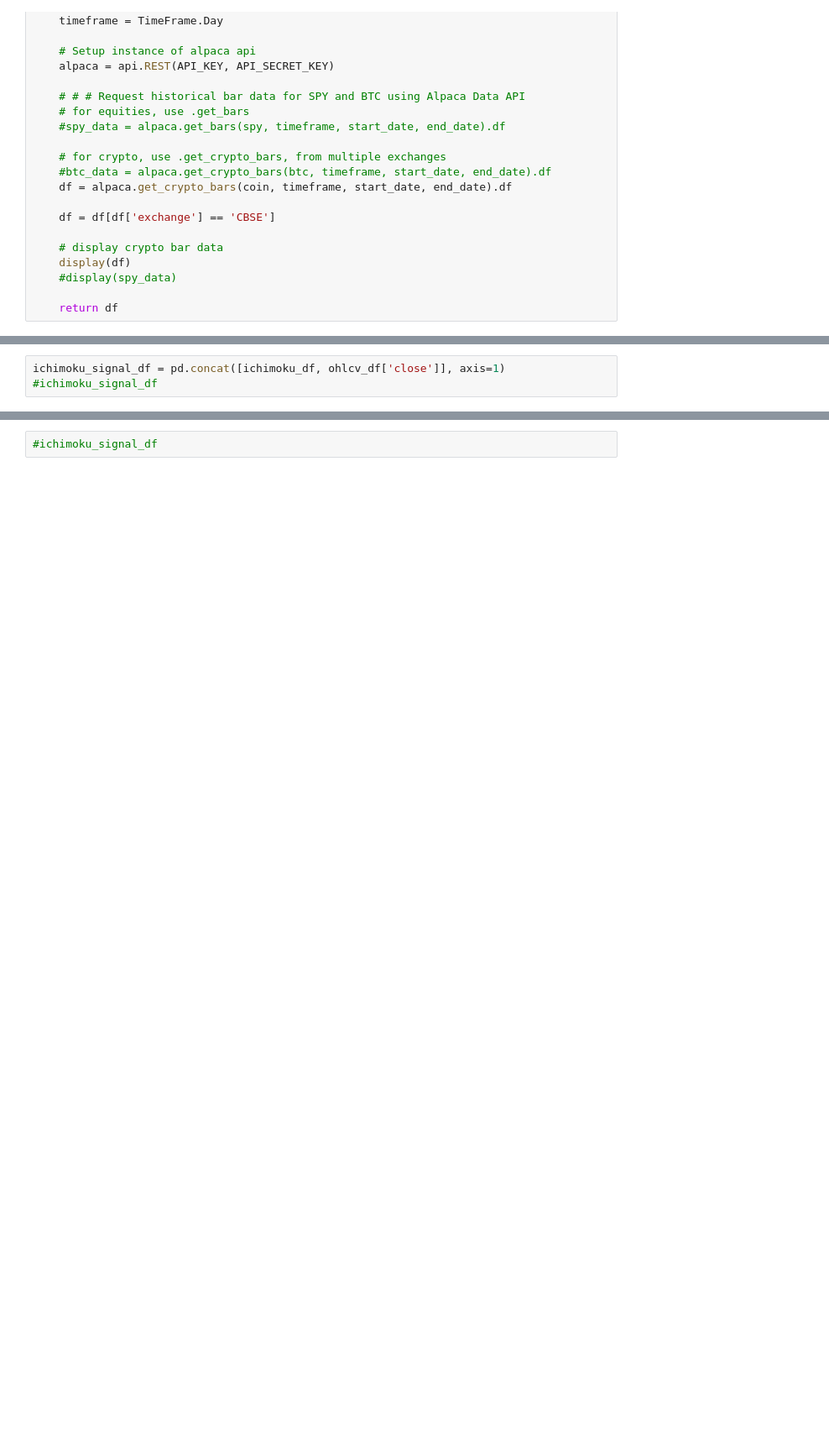
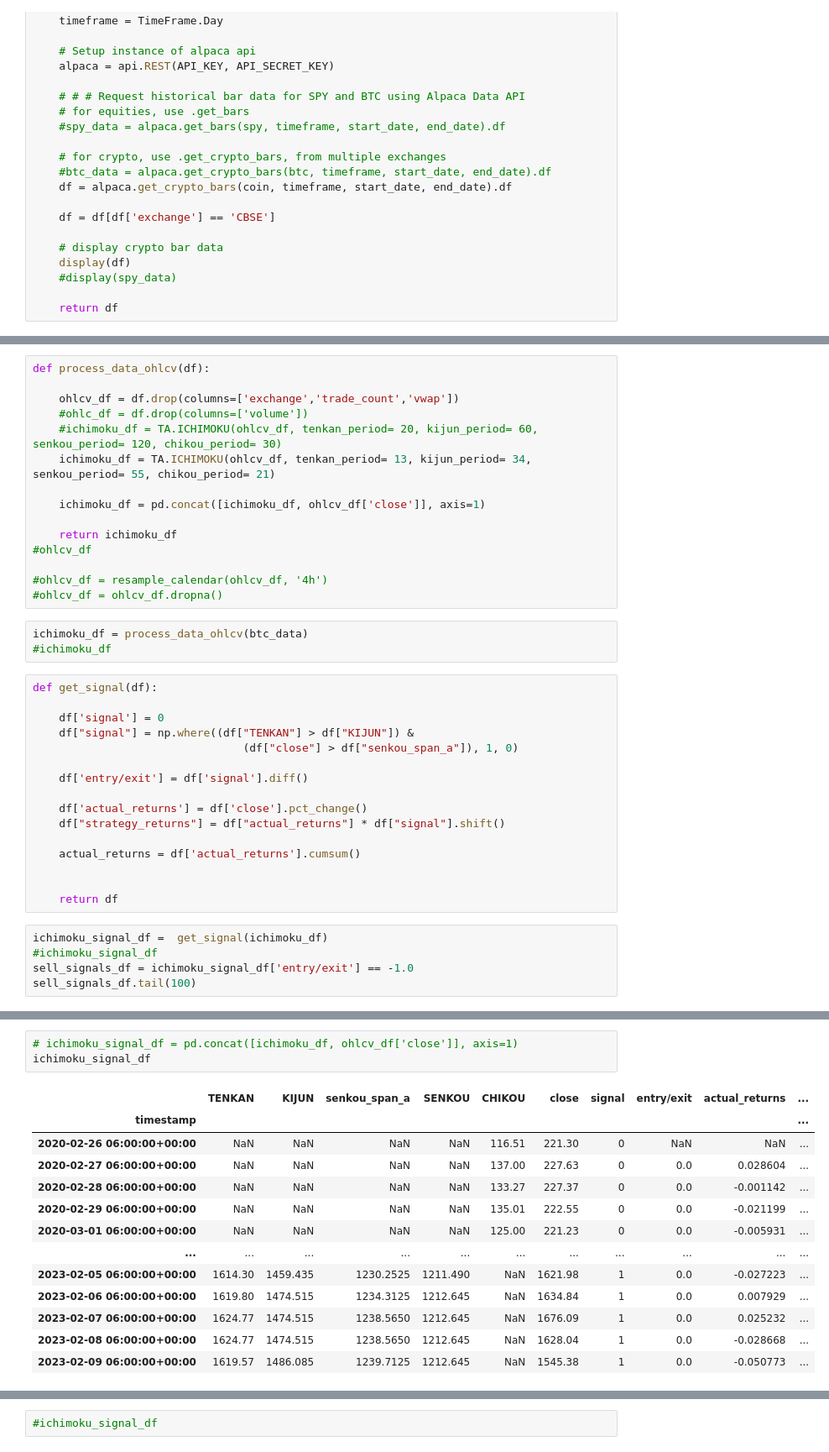
Before and after one commit to marcleipold/Project-2---Algo-Trading-ML-Bot, a Jupyter notebook: jerami/jerami.ipynb, the cells around one changed output, grey strips where cells are left out. Shown at 84% size. Drawn from its saved outputs; the diff is of its cells as text; blank space fills up the shorter version.

Commit message:
added buy sell functions

```diff
--- a/jerami/jerami.ipynb
+++ b/jerami/jerami.ipynb
@@ -166,0 +161,39 @@ def process_data_ohlcv(btc_data)
+# %%
+def process_data_ohlcv(df):
+
+    ohlcv_df = df.drop(columns=['exchange','trade_count','vwap'])
+    #ohlc_df = df.drop(columns=['volume'])
+    #ichimoku_df = TA.ICHIMOKU(ohlcv_df, tenkan_period= 20, kijun_period= 60, senkou_period= 120, chikou_period= 30)
+    ichimoku_df = TA.ICHIMOKU(ohlcv_df, tenkan_period= 13, kijun_period= 34, senkou_period= 55, chikou_period= 21)
+
+    ichimoku_df = pd.concat([ichimoku_df, ohlcv_df['close']], axis=1)
+
+    return ichimoku_df
+#ohlcv_df
+
+#ohlcv_df = resample_calendar(ohlcv_df, '4h')
+#ohlcv_df = ohlcv_df.dropna()
+# %%
+ichimoku_df = process_data_ohlcv(btc_data)
+#ichimoku_df
+# %%
+def get_signal(df):
+
+    df['signal'] = 0
+    df["signal"] = np.where((df["TENKAN"] > df["KIJUN"]) &
+                                (df["close"] > df["senkou_span_a"]), 1, 0)
+
+    df['entry/exit'] = df['signal'].diff()
+
+    df['actual_returns'] = df['close'].pct_change()
+    df["strategy_returns"] = df["actual_returns"] * df["signal"].shift()
+
+    actual_returns = df['actual_returns'].cumsum()
+
+
+    return df
+# %%
+ichimoku_signal_df =  get_signal(ichimoku_df)
+#ichimoku_signal_df
+sell_signals_df = ichimoku_signal_df['entry/exit'] == -1.0
+sell_signals_df.tail(100)
@@ -173,3 +263,17 @@ ichimoku_df = TA.ICHIMOKU(ohlcv_df, tenkan_period= 20, kijun_period= 60, senkou_
 # %%
-ichimoku_signal_df = pd.concat([ichimoku_df, ohlcv_df['close']], axis=1)
-#ichimoku_signal_df
+# ichimoku_signal_df = pd.concat([ichimoku_df, ohlcv_df['close']], axis=1)
+ichimoku_signal_df
+# %% [output]
+|  | TENKAN | KIJUN | senkou_span_a | SENKOU | CHIKOU | close | signal | entry/exit | actual_returns | ... |
+| timestamp |  |  |  |  |  |  |  |  |  | ... |
+| 2020-02-26 06:00:00+00:00 | NaN | NaN | NaN | NaN | 116.51 | 221.30 | 0 | NaN | NaN | ... |
+| 2020-02-27 06:00:00+00:00 | NaN | NaN | NaN | NaN | 137.00 | 227.63 | 0 | 0.0 | 0.028604 | ... |
+| 2020-02-28 06:00:00+00:00 | NaN | NaN | NaN | NaN | 133.27 | 227.37 | 0 | 0.0 | -0.001142 | ... |
+| 2020-02-29 06:00:00+00:00 | NaN | NaN | NaN | NaN | 135.01 | 222.55 | 0 | 0.0 | -0.021199 | ... |
+| 2020-03-01 06:00:00+00:00 | NaN | NaN | NaN | NaN | 125.00 | 221.23 | 0 | 0.0 | -0.005931 | ... |
+| ... | ... | ... | ... | ... | ... | ... | ... | ... | ... | ... |
+| 2023-02-05 06:00:00+00:00 | 1614.30 | 1459.435 | 1230.2525 | 1211.490 | NaN | 1621.98 | 1 | 0.0 | -0.027223 | ... |
+| 2023-02-06 06:00:00+00:00 | 1619.80 | 1474.515 | 1234.3125 | 1212.645 | NaN | 1634.84 | 1 | 0.0 | 0.007929 | ... |
+| 2023-02-07 06:00:00+00:00 | 1624.77 | 1474.515 | 1238.5650 | 1212.645 | NaN | 1676.09 | 1 | 0.0 | 0.025232 | ... |
+| 2023-02-08 06:00:00+00:00 | 1624.77 | 1474.515 | 1238.5650 | 1212.645 | NaN | 1628.04 | 1 | 0.0 | -0.028668 | ... |
+| 2023-02-09 06:00:00+00:00 | 1619.57 | 1486.085 | 1239.7125 | 1212.645 | NaN | 1545.38 | 1 | 0.0 | -0.050773 | ... |
```
Also changed, not shown: parts of 32 cells of this notebook, 1 other file.
